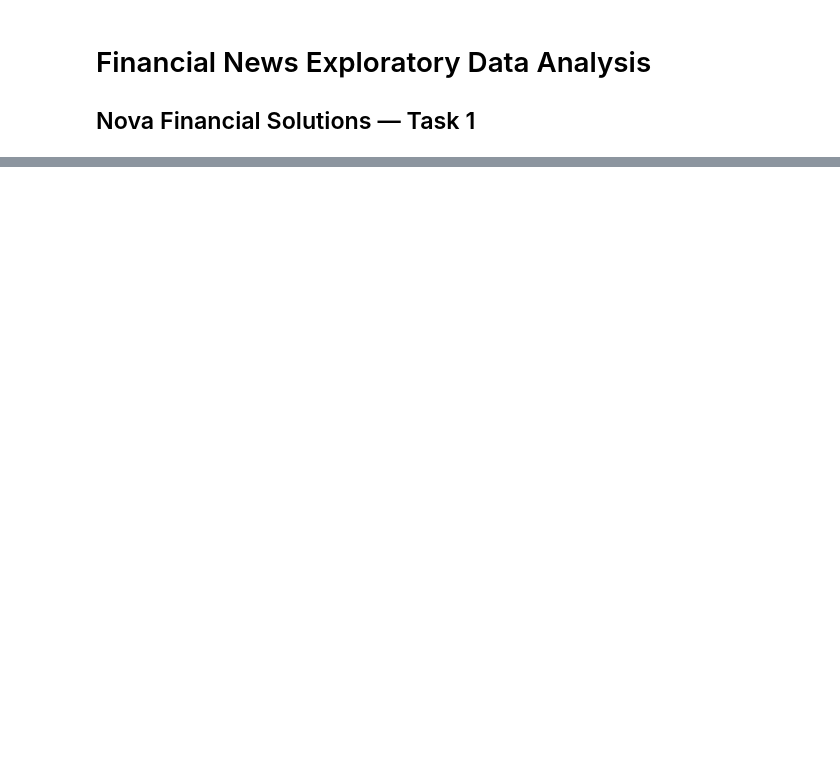
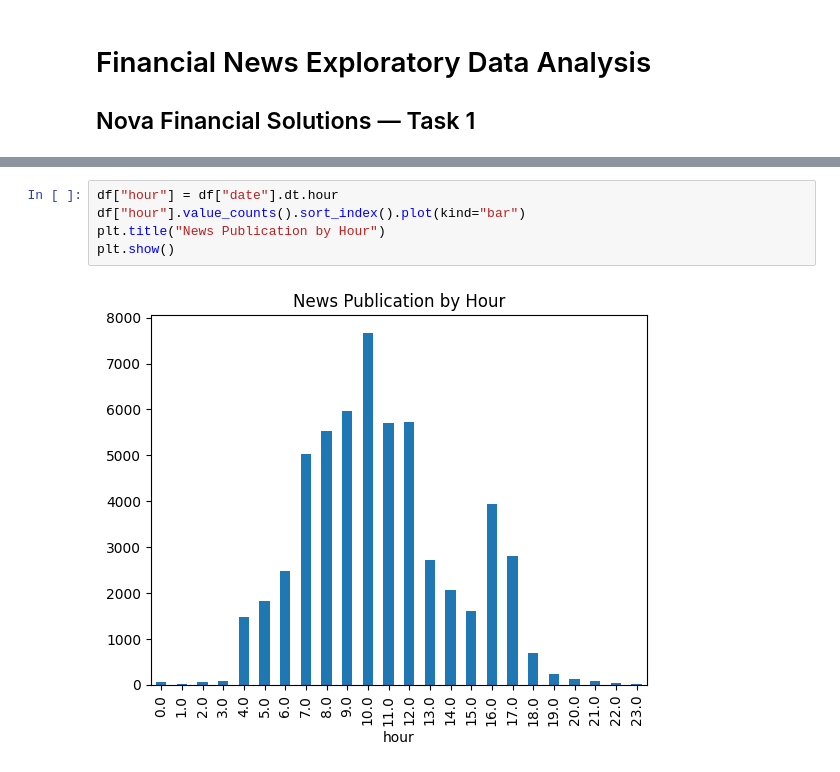
Before and after one commit to Bilen189/nova-financial-analysis-week1, a Jupyter notebook: notebooks/eda_financial_news.ipynb, the cells around one changed output, grey strips where cells are left out. Drawn from its saved outputs; the diff is of its cells as text; blank space fills up the shorter version.

```diff
--- a/notebooks/eda_financial_news.ipynb
+++ b/notebooks/eda_financial_news.ipynb
@@ -21,0 +145,7 @@ ModuleNotFoundError: No module named 'sklearn'
+# %%
+df["hour"] = df["date"].dt.hour
+df["hour"].value_counts().sort_index().plot(kind="bar")
+plt.title("News Publication by Hour")
+plt.show()
+# %% [output]
+[figure, added]
```
Also changed, not shown: parts of 20 cells of this notebook.
